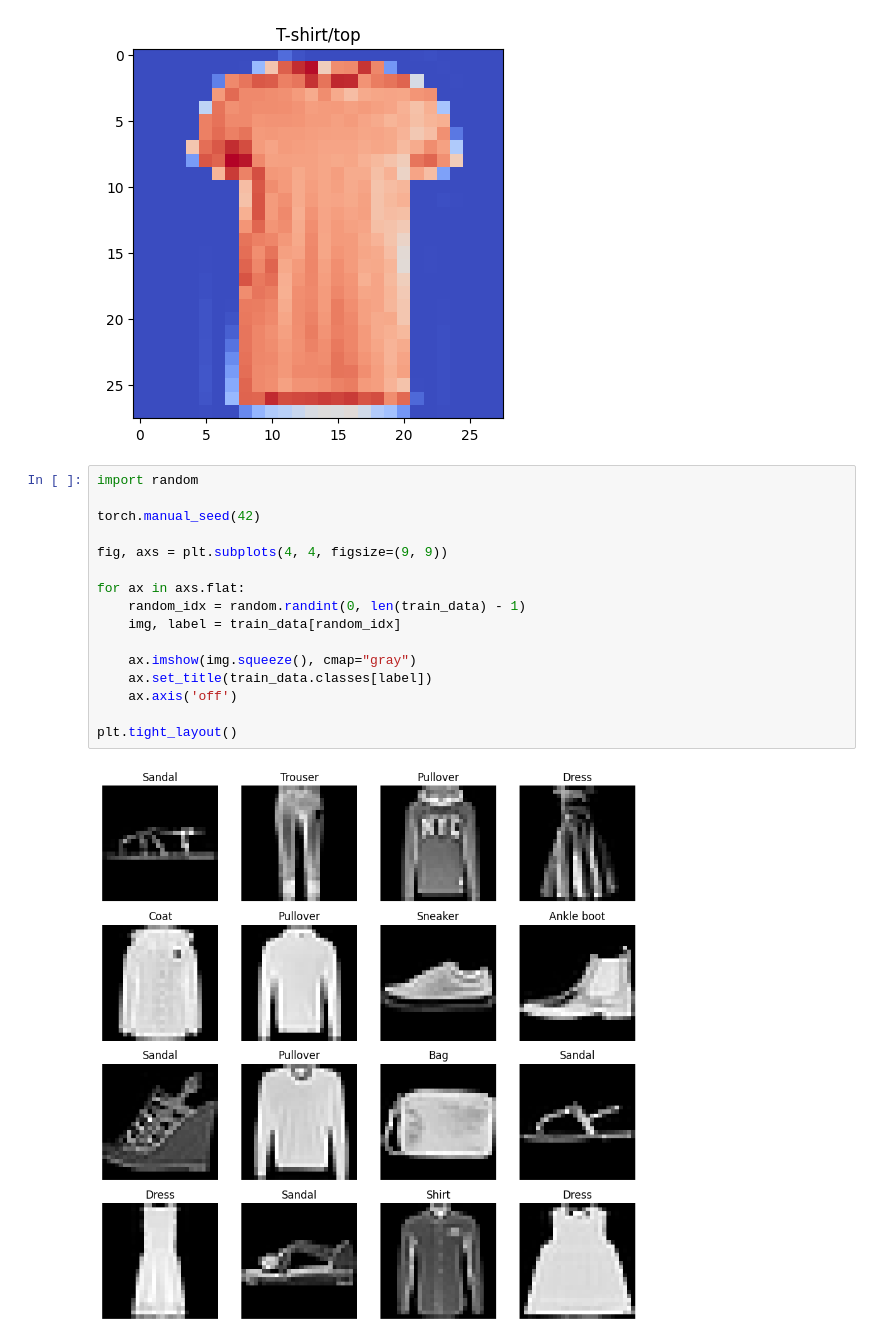
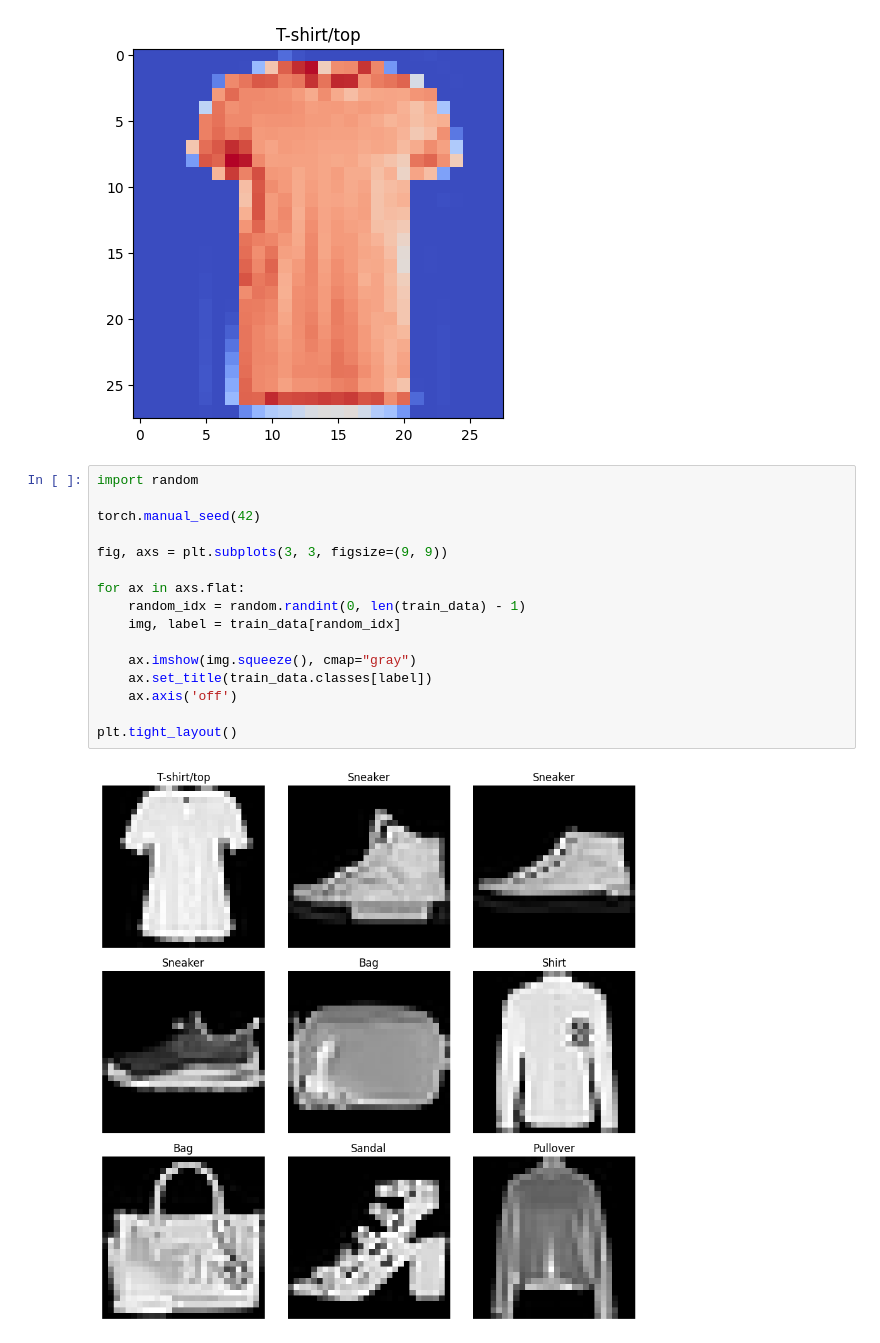
Before and after one commit to petron23/ML_random_projects, a Jupyter notebook: MNIST_classification_basic.ipynb, the cells around one changed output. Cells and saved outputs as stored; diff of their text form.

```diff
--- a/MNIST_classification_basic.ipynb
+++ b/MNIST_classification_basic.ipynb
@@ -67,18 +65,18 @@ Image shape: torch.Size([1, 28, 28])
 # %%
 import random
 
 torch.manual_seed(42)
 
-fig, axs = plt.subplots(4, 4, figsize=(9, 9))
+fig, axs = plt.subplots(3, 3, figsize=(9, 9))
 
 for ax in axs.flat:
     random_idx = random.randint(0, len(train_data) - 1)
     img, label = train_data[random_idx]
 
     ax.imshow(img.squeeze(), cmap="gray")
     ax.set_title(train_data.classes[label])
     ax.axis('off')
 
 plt.tight_layout()
 # %% [output]
-[figure, old version]
+[figure, new version]
```
Also changed, not shown: parts of 10 cells of this notebook.
